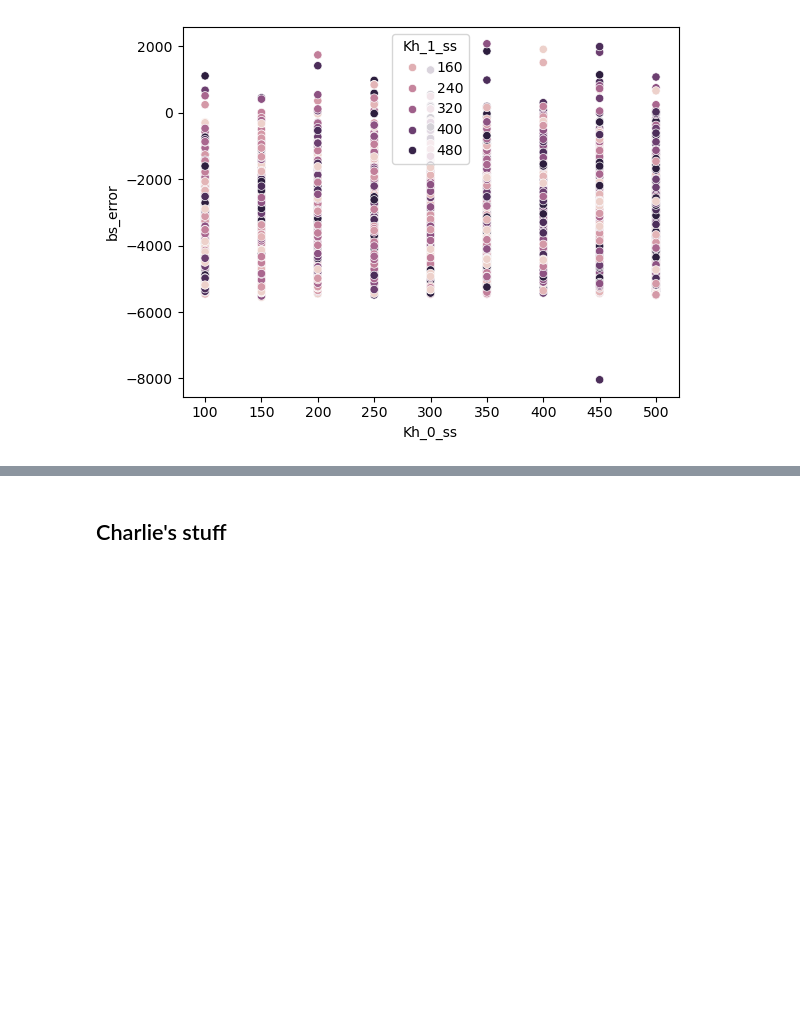
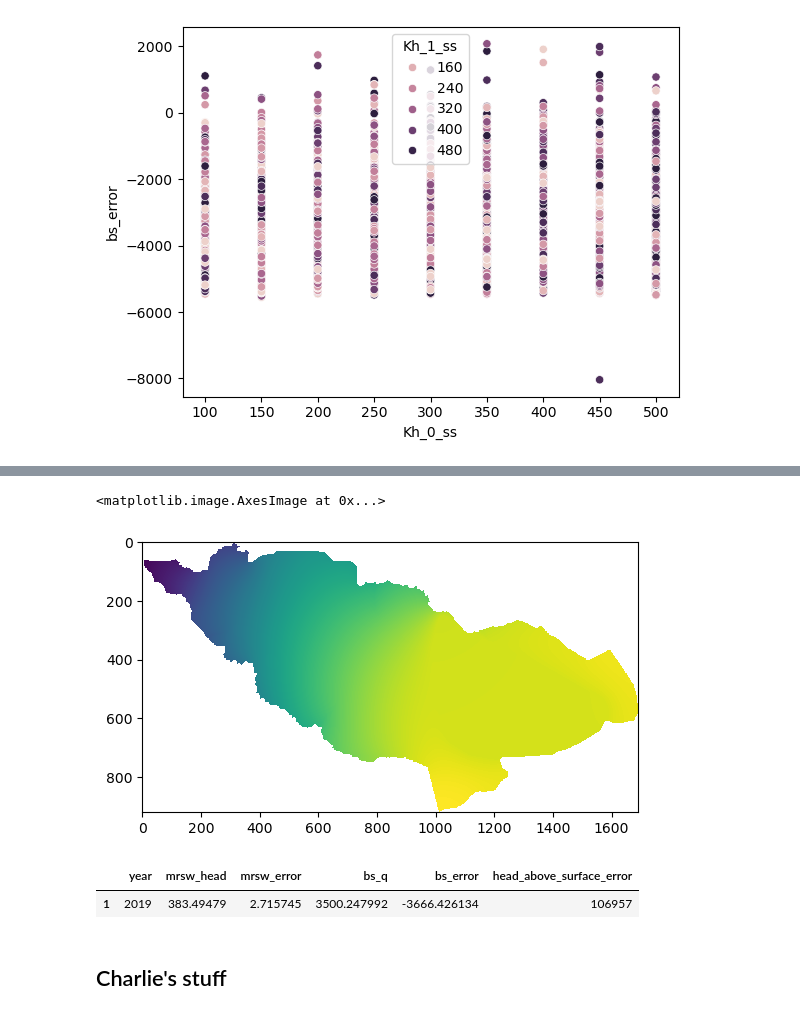
Before and after one commit to jhuang523/UMNBearSpring, a Jupyter notebook: EPM/steady_state/EPM.ipynb, the cells around one changed output, grey strips where cells are left out. Cells and saved outputs as stored; diff of their text form; code cells hidden in the pictures; blank space fills up the shorter version.

```diff
--- a/EPM/steady_state/EPM.ipynb
+++ b/EPM/steady_state/EPM.ipynb
@@ -447,0 +561,5 @@ ValueError: cannot reindex on an axis with duplicate labels
+# %%
+plt.imshow(run.heads[0])
+# %% [output]
+<matplotlib.image.AxesImage at 0x...>
+[figure, added]
@@ -448,3 +569,8 @@ ValueError: cannot reindex on an axis with duplicate labels
+# %%
+all_yearly_results
+# %% [output]
+|  | year | mrsw_head | mrsw_error | bs_q | bs_error | head_above_surface_error |
+| 1 | 2019 | 383.49479 | 2.715745 | 3500.247992 | -3666.426134 | 106957 |
 # %% [markdown]
 ## Charlie's stuff
 # %%
```
Also changed, not shown: parts of 25 cells of this notebook, 9 other files.
